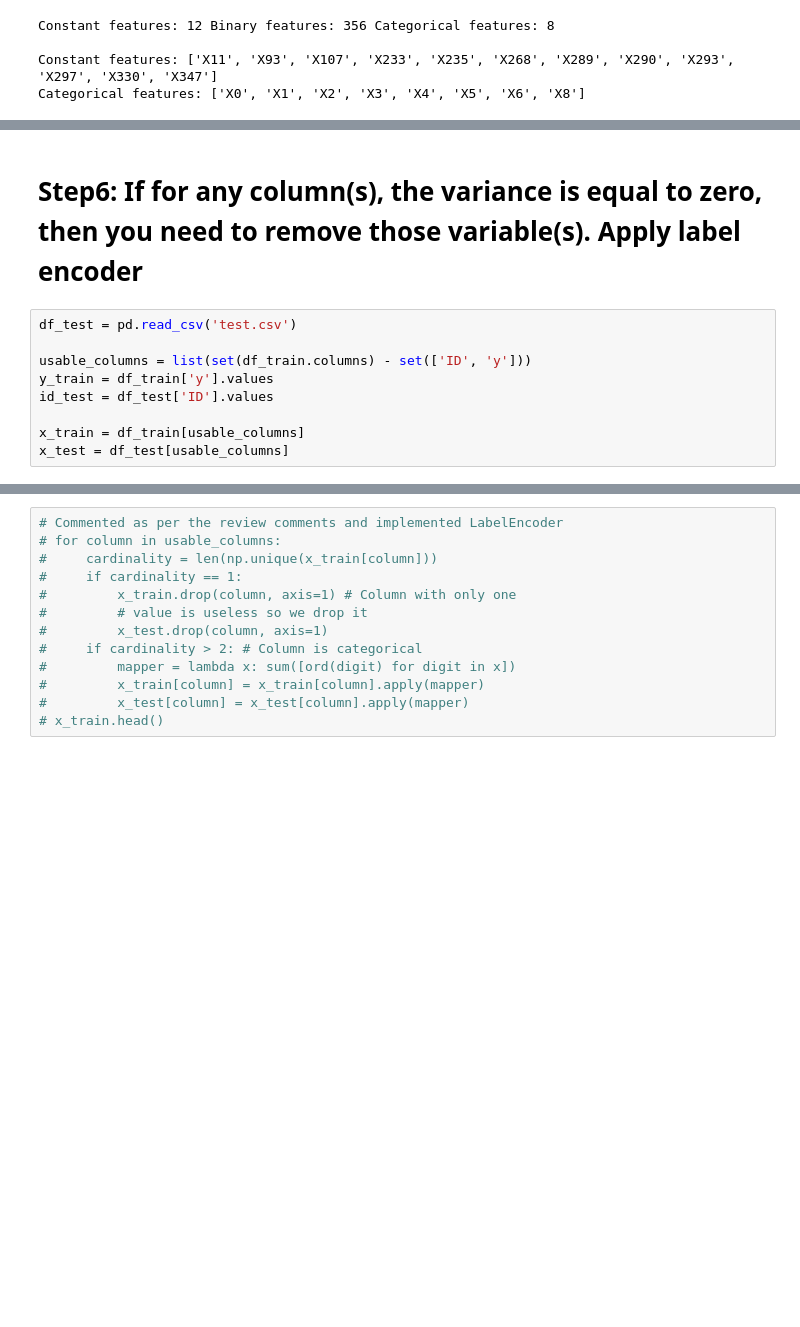
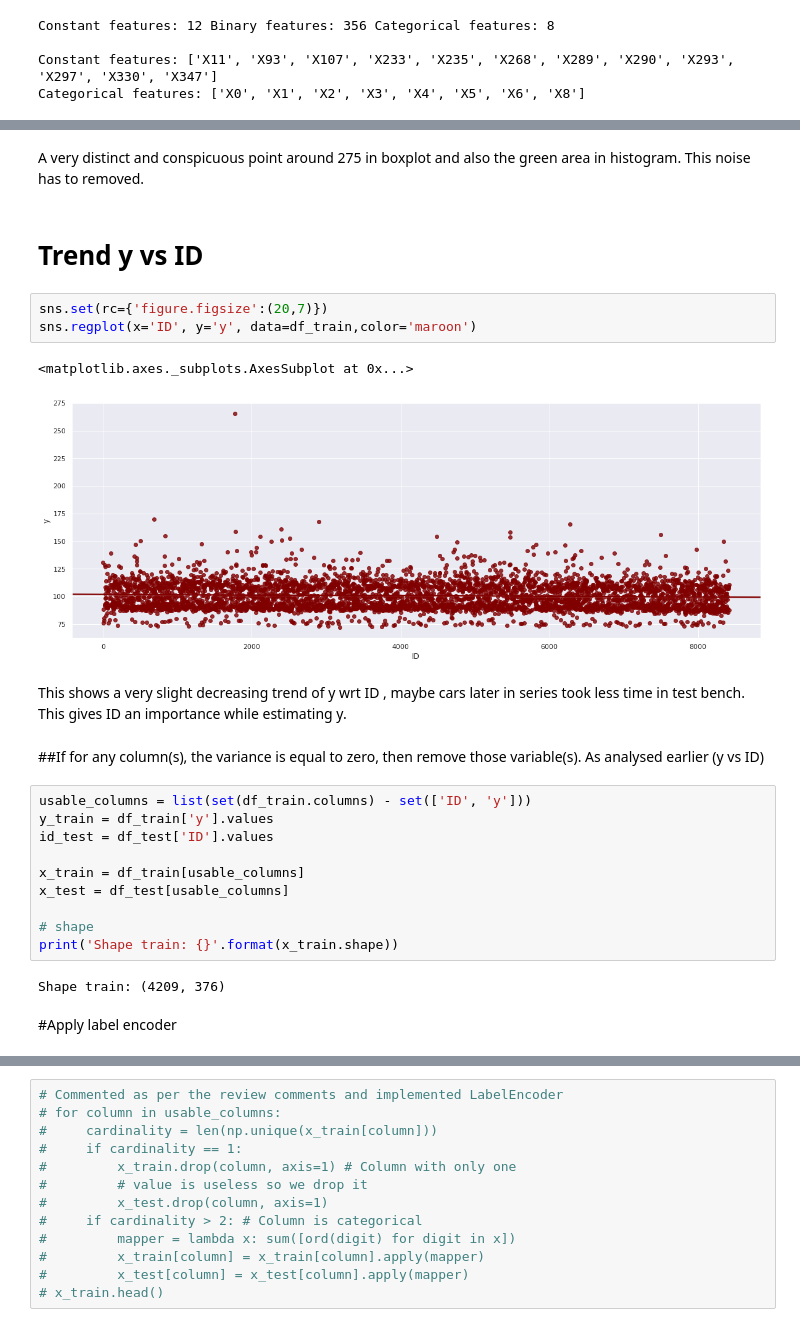
Before and after one commit to SamuelVinay91/MachineLearning, a Jupyter notebook: Mercedes_Benz_Problem_statement.ipynb, the cells around one changed output, grey strips where cells are left out. Saved outputs shown, nothing was run; the diff lists cells and outputs as text; blank space fills up the shorter version.

```diff
--- a/Mercedes_Benz_Problem_statement.ipynb
+++ b/Mercedes_Benz_Problem_statement.ipynb
@@ -110,14 +140,31 @@ Categorical features: ['X0', 'X1', 'X2', 'X3', 'X4', 'X5', 'X6', 'X8']
+# %% [markdown]
+A very distinct and conspicuous point around 275 in boxplot and also the green area in histogram. This noise has to removed.
+# %% [markdown]
+# Trend y vs ID
+# %%
+sns.set(rc={'figure.figsize':(20,7)})
+sns.regplot(x='ID', y='y', data=df_train,color='maroon')
+# %% [output]
+<matplotlib.axes._subplots.AxesSubplot at 0x...>
+[figure, added]
+# %% [markdown]
+This shows a very slight decreasing trend of y wrt ID , maybe cars later in series took less time in test bench. This gives ID an importance while estimating y.
 # %% [markdown]
-# Step6: If for any column(s), the variance is equal to zero, then you need to remove those variable(s). Apply label encoder
+##If for any column(s), the variance is equal to zero, then remove those variable(s). As analysed earlier (y vs ID)
 # %%
-df_test = pd.read_csv('test.csv')
-
 usable_columns = list(set(df_train.columns) - set(['ID', 'y']))
 y_train = df_train['y'].values
 id_test = df_test['ID'].values
 
 x_train = df_train[usable_columns]
 x_test = df_test[usable_columns]
+
+# shape
+print('Shape train: {}'.format(x_train.shape))
+# %% [output]
+Shape train: (4209, 376)
+# %% [markdown]
+#Apply label encoder
 # %%
 # process columns, apply LabelEncoder to categorical features
 for c in usable_columns:
```
Also changed, not shown: parts of 20 cells of this notebook.
